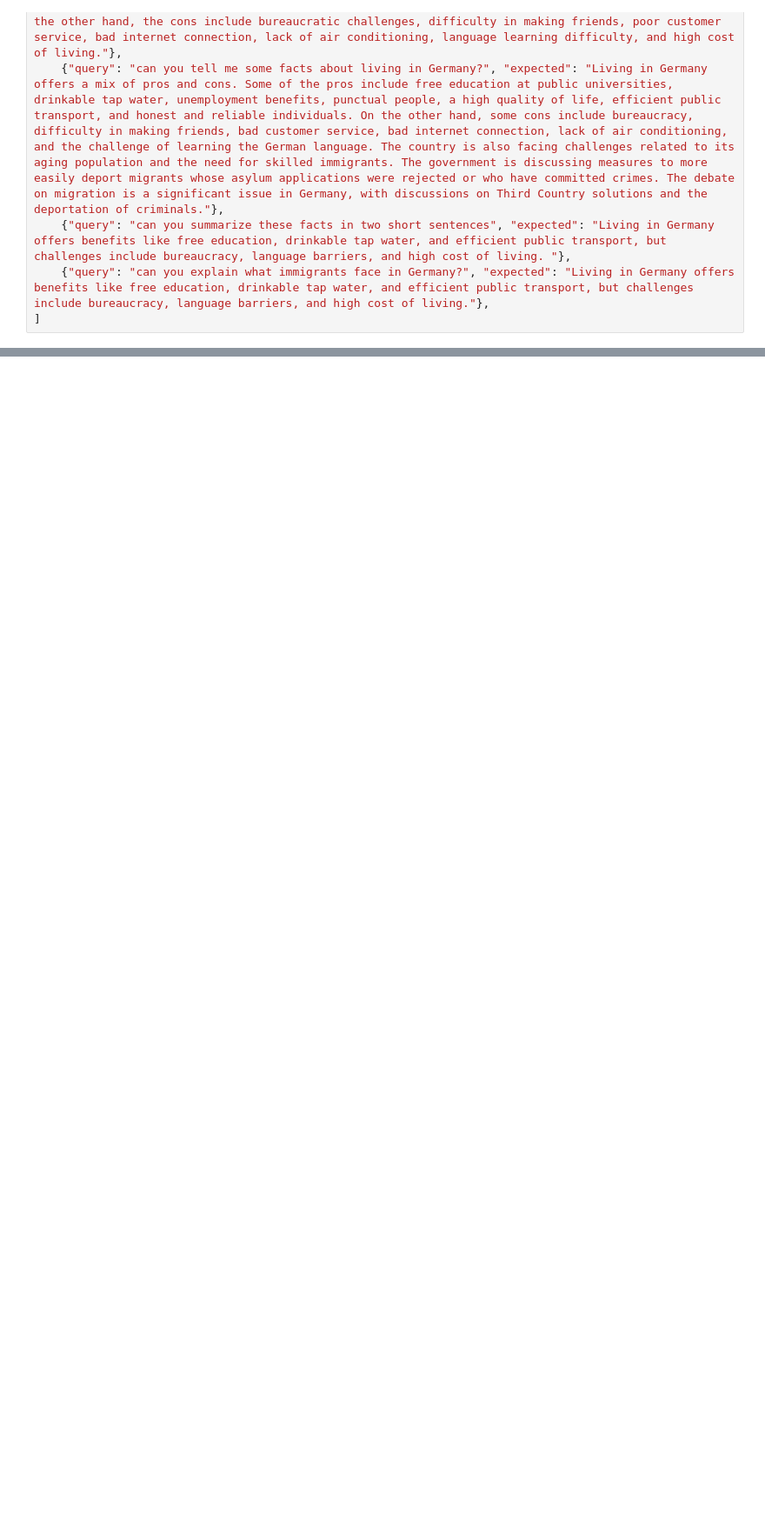
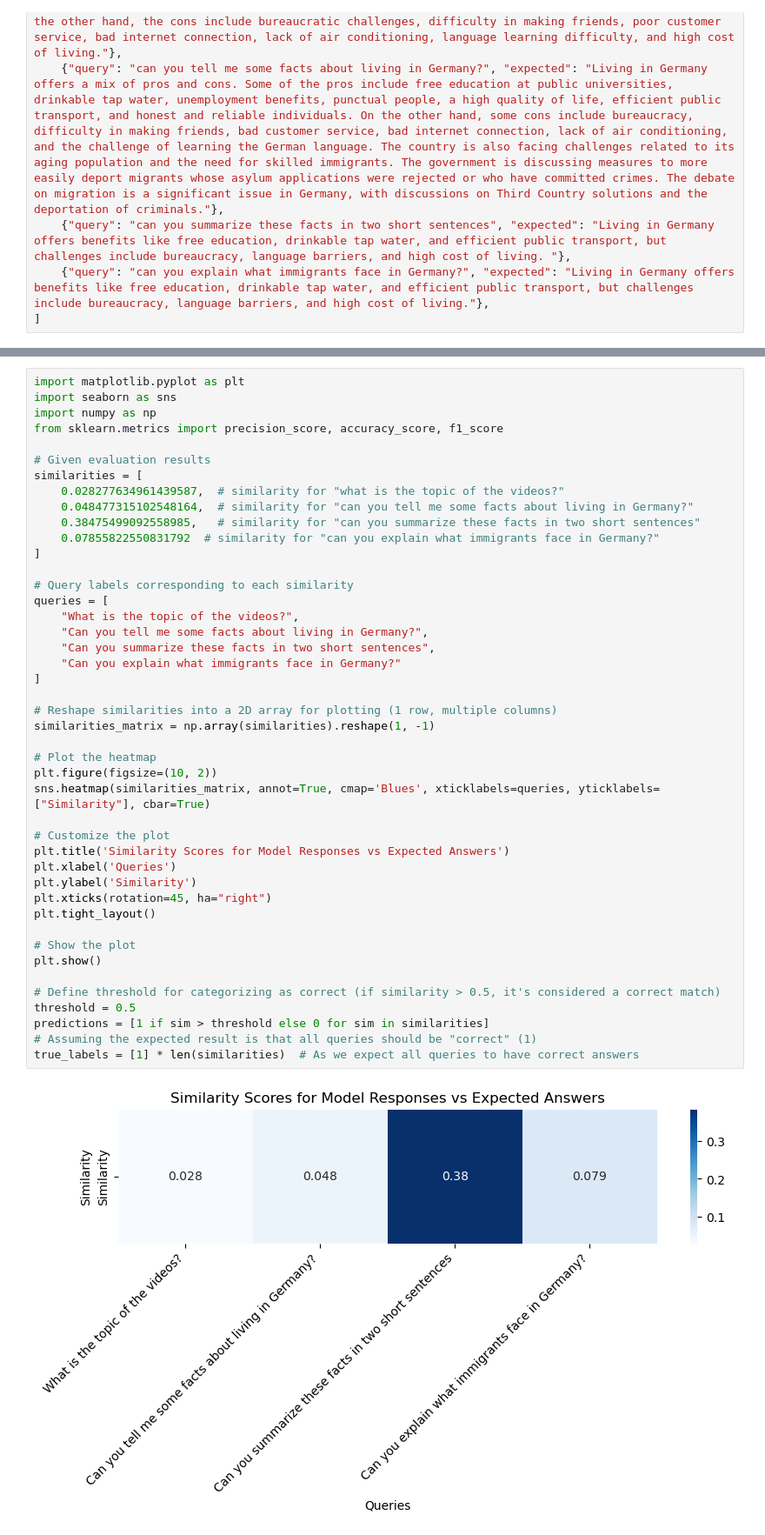
Before and after one commit to mehakhafeez/AIChatbot-for-Pros-and-Cons-of-living-in-Germany, a Jupyter notebook: main.ipynb, the cells around one changed output, grey strips where cells are left out. Shown: that part at 87% size. Drawn from its saved outputs; the diff is of its cells as text; blank space fills up the shorter version.

```diff
--- a/main.ipynb
+++ b/main.ipynb
@@ -357,0 +444,46 @@ evaluation_data = [
+# %%
+import matplotlib.pyplot as plt
+import seaborn as sns
+import numpy as np
+from sklearn.metrics import precision_score, accuracy_score, f1_score
+
+# Given evaluation results
+similarities = [
+    0.028277634961439587,  # similarity for "what is the topic of the videos?"
+    0.048477315102548164,  # similarity for "can you tell me some facts about living in Germany?"
+    0.38475499092558985,   # similarity for "can you summarize these facts in two short sentences"
+    0.07855822550831792  # similarity for "can you explain what immigrants face in Germany?"
+]
+
+# Query labels corresponding to each similarity
+queries = [
+    "What is the topic of the videos?",
+    "Can you tell me some facts about living in Germany?",
+    "Can you summarize these facts in two short sentences",
+    "Can you explain what immigrants face in Germany?"
+]
+
+# Reshape similarities into a 2D array for plotting (1 row, multiple columns)
+similarities_matrix = np.array(similarities).reshape(1, -1)
+
+# Plot the heatmap
+plt.figure(figsize=(10, 2))
+sns.heatmap(similarities_matrix, annot=True, cmap='Blues', xticklabels=queries, yticklabels=["Similarity"], cbar=True)
+
+# Customize the plot
+plt.title('Similarity Scores for Model Responses vs Expected Answers')
+plt.xlabel('Queries')
+plt.ylabel('Similarity')
+plt.xticks(rotation=45, ha="right")
+plt.tight_layout()
+
+# Show the plot
+plt.show()
+
+# Define threshold for categorizing as correct (if similarity > 0.5, it's considered a correct match)
+threshold = 0.5
+predictions = [1 if sim > threshold else 0 for sim in similarities]
+# Assuming the expected result is that all queries should be "correct" (1)
+true_labels = [1] * len(similarities)  # As we expect all queries to have correct answers
+# %% [output]
+[figure, added]
```
Also changed, not shown: parts of 9 cells of this notebook, 3 other files.
